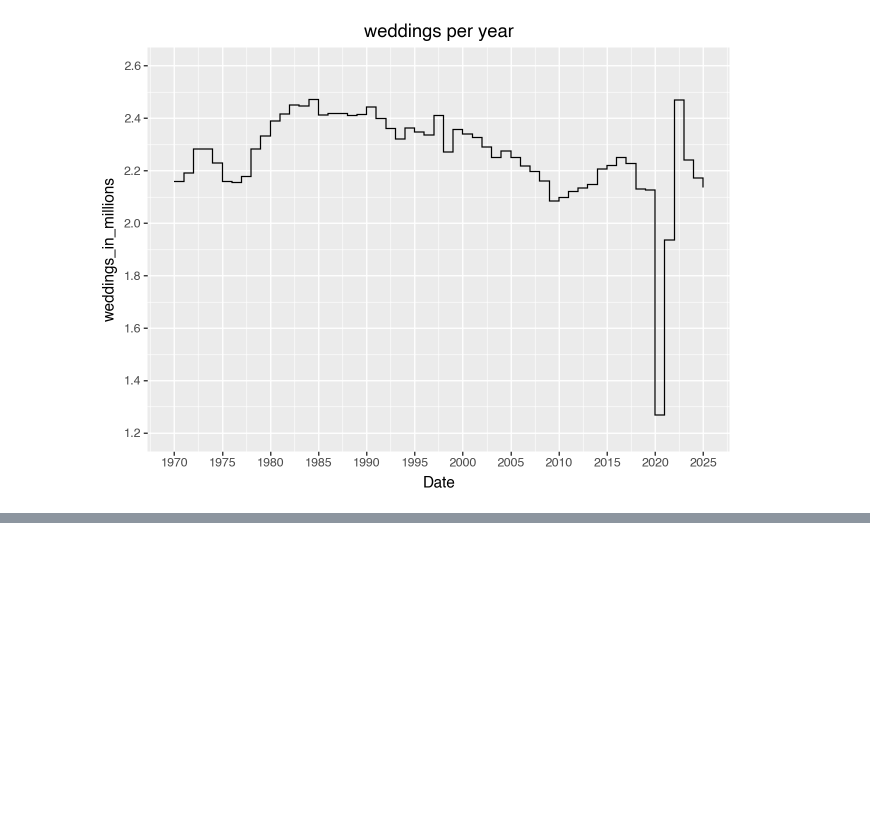
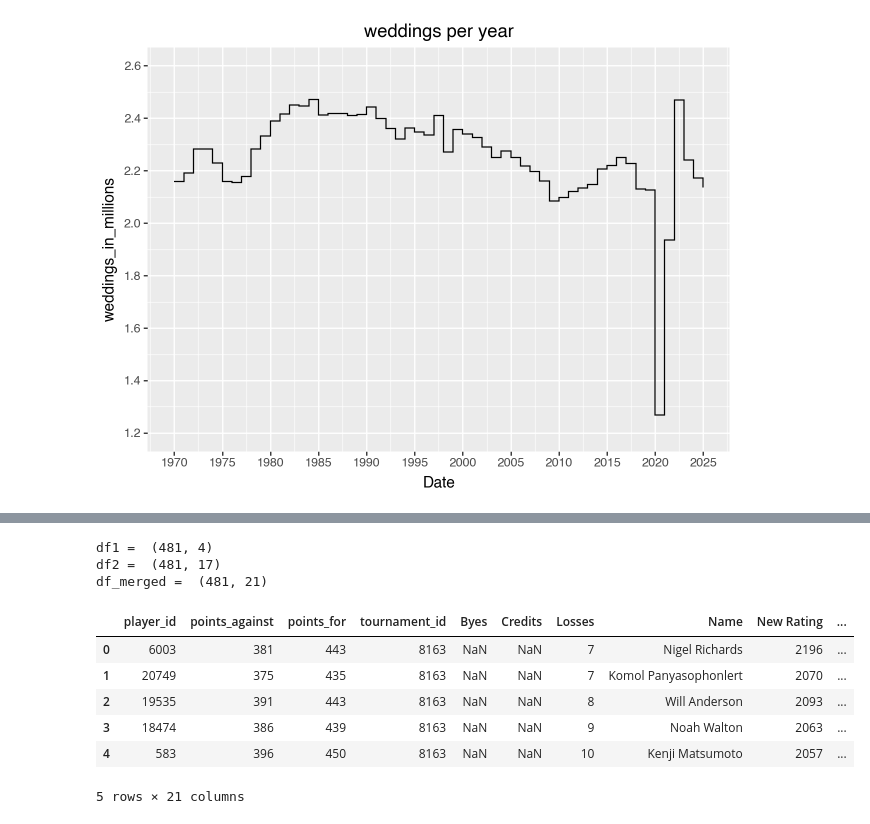
Before and after one commit to hgorledeenn/notebooks-to-illustrator, a Jupyter notebook: Homework - Notebooks to Illustrator.ipynb, the cells around one changed output, grey strips where cells are left out. Drawn from its saved outputs; the diff is of its cells as text; code cells hidden in the pictures; blank space fills up the shorter version.

```diff
--- a/Homework - Notebooks to Illustrator.ipynb
+++ b/Homework - Notebooks to Illustrator.ipynb
@@ -213,3 +213,27 @@ You are going to recreate the "Nigel Richard's Performance at Nationals" visuali
 
 * `scrabble-point-spread.csv` - the points for and against each player at Nationals from one year (2013)
 * `scrabble-tournament.csv` - rating and division data for each player at Nationals from one year (2013)
+# %%
+df1 = pd.read_csv('data/scrabble-point-spread.csv')
+df2 = pd.read_csv('data/scrabble-tournament.csv')
+
+## This is not AI even though I'm using `print()` -- I just want to check the shapes so i don't lose rows when i inner join
+print("df1 = ", df1.shape)
+print("df2 = ", df2.shape)
+
+df2['player_id'] = df2['Player ID']
+
+df_merged = pd.merge(df1, df2, how='inner', on='player_id')
+print("df_merged = ", df_merged.shape)
+df_merged.head()
+# %% [output]
+df1 =  (481, 4)
+df2 =  (481, 17)
+df_merged =  (481, 21)
+|  | player_id | points_against | points_for | tournament_id | Byes | Credits | Losses | Name | New Rating | ... |
+| 0 | 6003 | 381 | 443 | 8163 | NaN | NaN | 7 | Nigel Richards | 2196 | ... |
+| 1 | 20749 | 375 | 435 | 8163 | NaN | NaN | 7 | Komol Panyasophonlert | 2070 | ... |
+| 2 | 19535 | 391 | 443 | 8163 | NaN | NaN | 8 | Will Anderson | 2093 | ... |
+| 3 | 18474 | 386 | 439 | 8163 | NaN | NaN | 9 | Noah Walton | 2063 | ... |
+| 4 | 583 | 396 | 450 | 8163 | NaN | NaN | 10 | Kenji Matsumoto | 2057 | ... |
+5 rows × 21 columns
```
Also changed, not shown: parts of 1 cell of this notebook.
